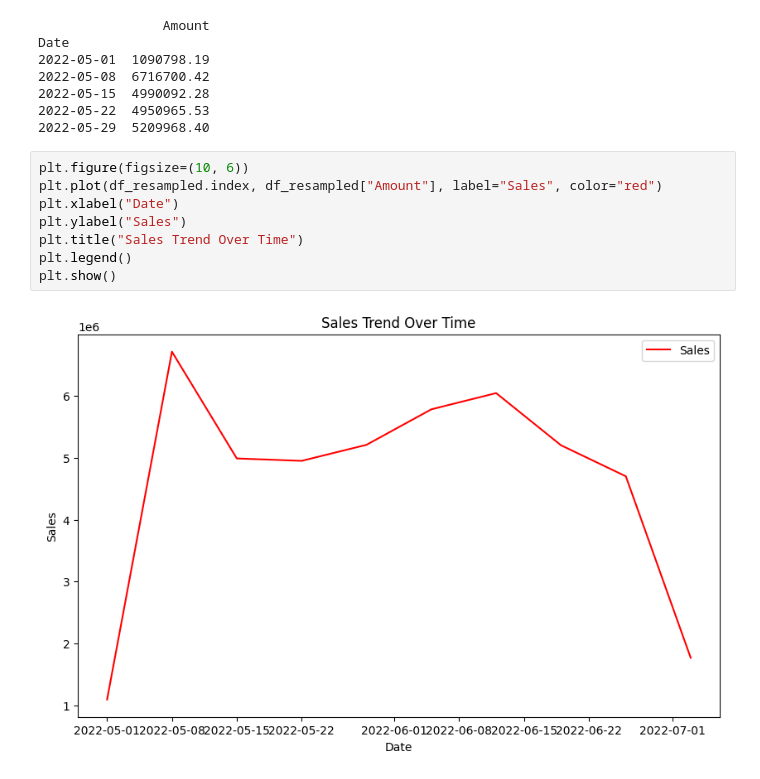
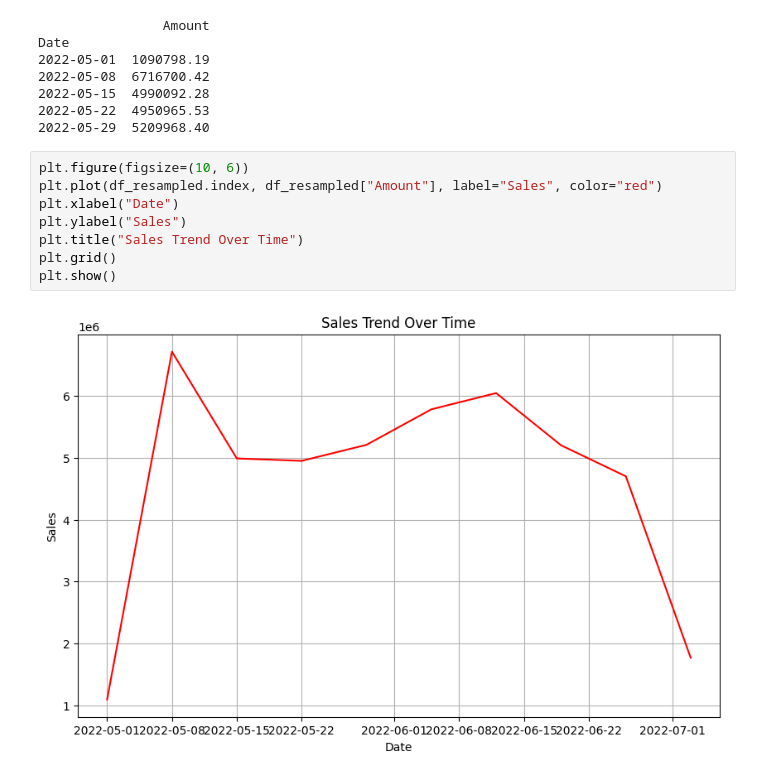
Before and after one commit to NguyenQuang1610/Amazon-Sales-Data-Analysis-Personal-Project, a Jupyter notebook: Python/python.ipynb, the cells around one changed output. Drawn from its saved outputs; the diff is of its cells as text.

Commit message:
Edit graph in notebook

```diff
--- a/Python/python.ipynb
+++ b/Python/python.ipynb
@@ -57,10 +57,10 @@ Date
 # %%
 plt.figure(figsize=(10, 6))
 plt.plot(df_resampled.index, df_resampled["Amount"], label="Sales", color="red")
 plt.xlabel("Date")
 plt.ylabel("Sales")
 plt.title("Sales Trend Over Time")
-plt.legend()
+plt.grid()
 plt.show()
 # %% [output]
-[figure, old version]
+[figure, new version]
```
